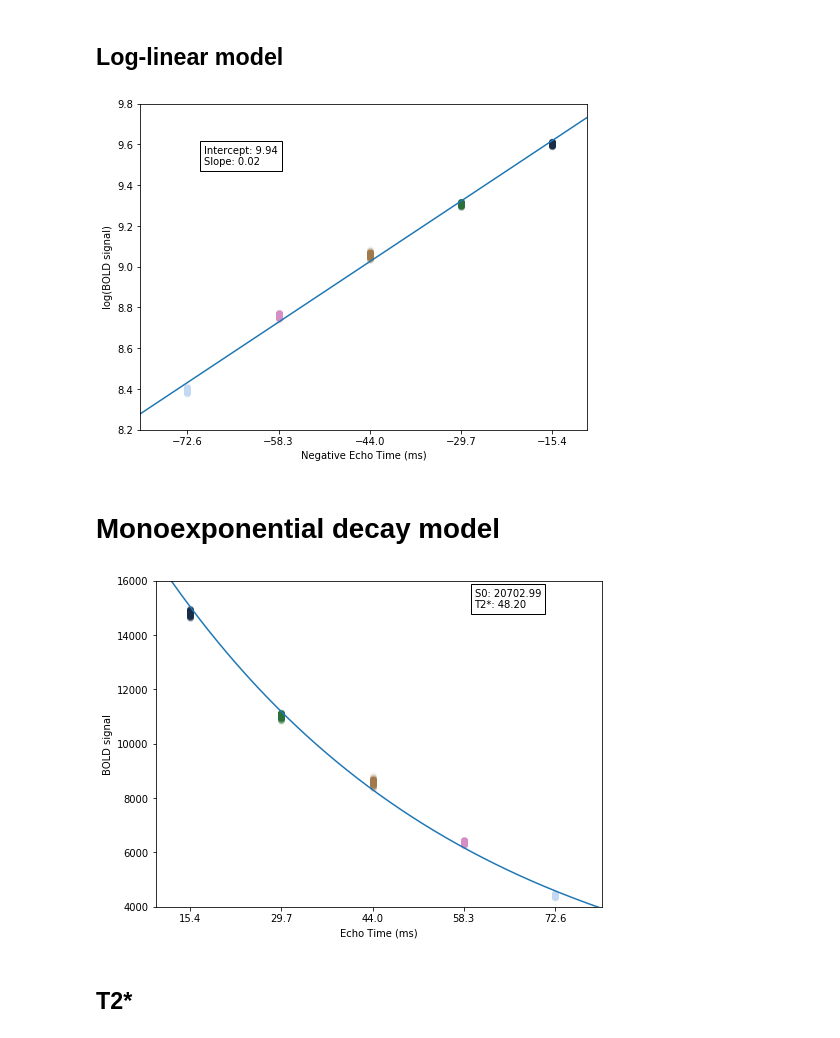
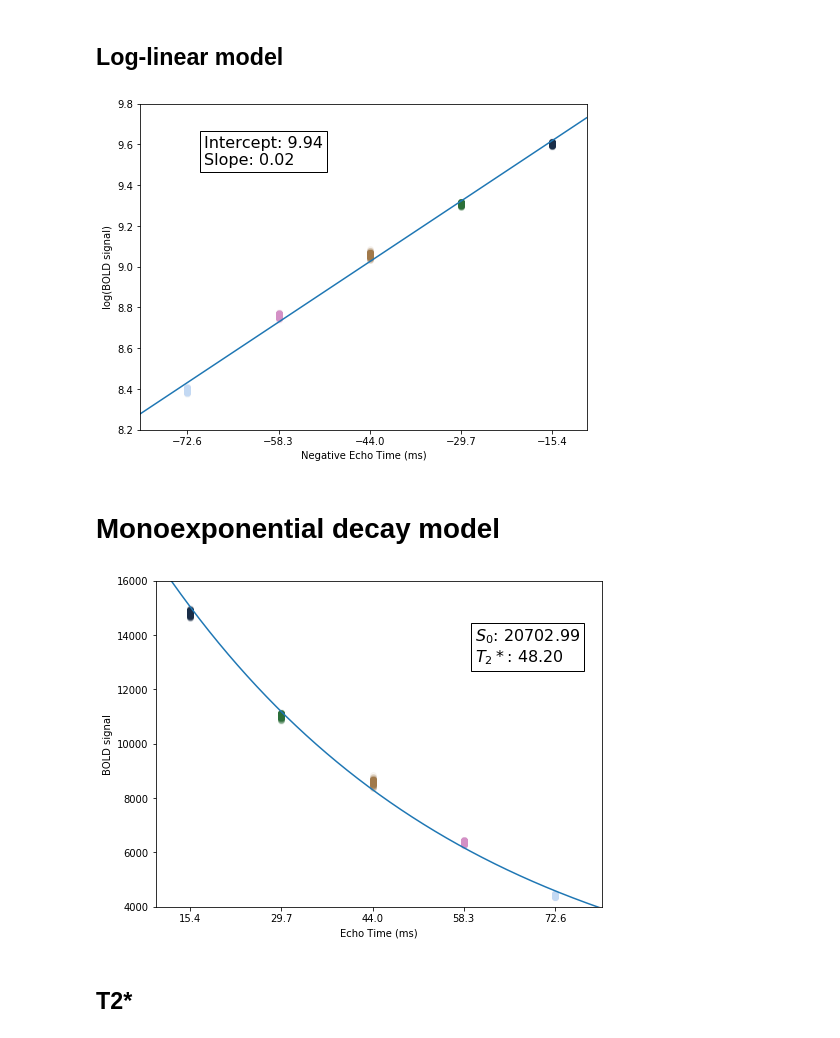
Before and after one commit to NBCLab/power-replication, a Jupyter notebook: figures/optimal_combination_workflow_plots.ipynb, the cells around one changed output. Cells and saved outputs as stored; diff of their text form; code cells hidden in the pictures.

```diff
--- a/figures/optimal_combination_workflow_plots.ipynb
+++ b/figures/optimal_combination_workflow_plots.ipynb
@@ -25,22 +25,36 @@ n_trs = imgs[0].shape[-1]
 
 pal = sns.color_palette('cubehelix', n_echoes)
 # %%
-voxel = [20, 25, 14]
+# Select voxel from around middle of brain
 ts = [img.get_data()[20, 25, 14, :] for img in imgs]
 
-ts_1d = np.hstack(ts)
-echo_times_rep = np.vstack(np.repeat(echo_times, n_trs))
+# Prepare data for model
+ts_1d = np.hstack(ts) # data raveled out (T * E)
 log_data = np.log(np.abs(ts_1d) + 1)
-#log_data = np.log(ts_1d)  # in a perfect world...
+# log_data = np.log(ts_1d)  # in a perfect world...
 x = np.column_stack([np.ones(n_echoes), -1 * echo_times])
-X = np.repeat(x, n_trs, axis=0)
+X = np.repeat(x, n_trs, axis=0)  # T * E
+
+# Model fit
 betas = np.linalg.lstsq(X, log_data, rcond=None)[0]
 s0 = np.exp(betas[0])
 r2s = betas[1]
 t2s = 1. / r2s
 
+# Values for plots
+# Values from log-linear model
+log_x = np.arange(-80, 0, .01)
+log_y = betas[0] + log_x*betas[1]
+
+# Values from monoexponential decay model
+mono_x = np.arange(0, 80, .01)
+mono_y = np.exp(-1*betas[1]*mono_x) * s0
+
+# Get weights for optimal combination
 alpha = echo_times * np.exp(-echo_times / t2s)
 alpha = alpha / np.sum(alpha)  # unnecessary but good for bar plot below
+
+# Combine data across echoes
 oc = np.average(np.vstack(ts), axis=0, weights=alpha)
 # %% [markdown]
 ## Echo-specific timeseries
@@ -102,9 +114,7 @@ for i_echo in range(n_echoes):
     log_echo_data = np.log((np.abs(ts[i_echo]) + 1))
     ax.scatter(rep_echo_times, log_echo_data, alpha=0.05, color=pal[i_echo])
 
-x1 = betas[0] + -80.*betas[1]
-x2 = betas[0]
-ax.plot([-80, 0], [x1, x2])
+ax.plot(log_x, log_y)
 
 ax.set_ylabel('log(BOLD signal)')
 ax.set_xlabel('Negative Echo Time (ms)')
@@ -113,36 +123,34 @@ ax.set_xlim(-80, -10)
 ax.set_ylim(8.2, 9.8)
 
 ax.annotate('Intercept: {0:.02f}\nSlope: {1:.02f}'.format(betas[0], betas[1]),
-            xy=(-70, 9.5),
+            xy=(-70, 9.5), fontsize=16,
             bbox=dict(fc="white", ec="black", lw=1))
 
 fig.show()
 # %% [output]
-[figure, old version]
+[figure, new version]
 # %% [markdown]
 # Monoexponential decay model
 # %%
 fig, ax = plt.subplots(figsize=(8, 6))
 for i_echo in range(n_echoes):
     rep_echo_times = np.ones(n_trs) * echo_times[i_echo]
     ax.scatter(rep_echo_times, ts[i_echo], alpha=0.05, color=pal[i_echo])
 
-x = np.arange(0, 80, .01)
-y = np.exp(-1*betas[1]*x) * s0
-ax.plot(x, y)
+ax.plot(mono_x, mono_y)
 
 ax.set_ylabel('BOLD signal')
 ax.set_xlabel('Echo Time (ms)')
 ax.set_xticks(echo_times)
 ax.set_xlim(10, 80)
 ax.set_ylim(4000, 16000)
-ax.annotate('S0: {0:.02f}\nT2*: {1:.02f}'.format(s0, t2s),
-            xy=(60, 15000),
+ax.annotate('$S_0$: {0:.02f}\n$T_2*$: {1:.02f}'.format(s0, t2s),
+            xy=(60, 13000), fontsize=16,
             bbox=dict(fc="white", ec="black", lw=1))
 
 fig.show()
 # %% [output]
-[figure, old version]
+[figure, new version]
 # %% [markdown]
 ## T2*
 # %%
```
Also changed, not shown: parts of 4 cells of this notebook, 2 other files.
